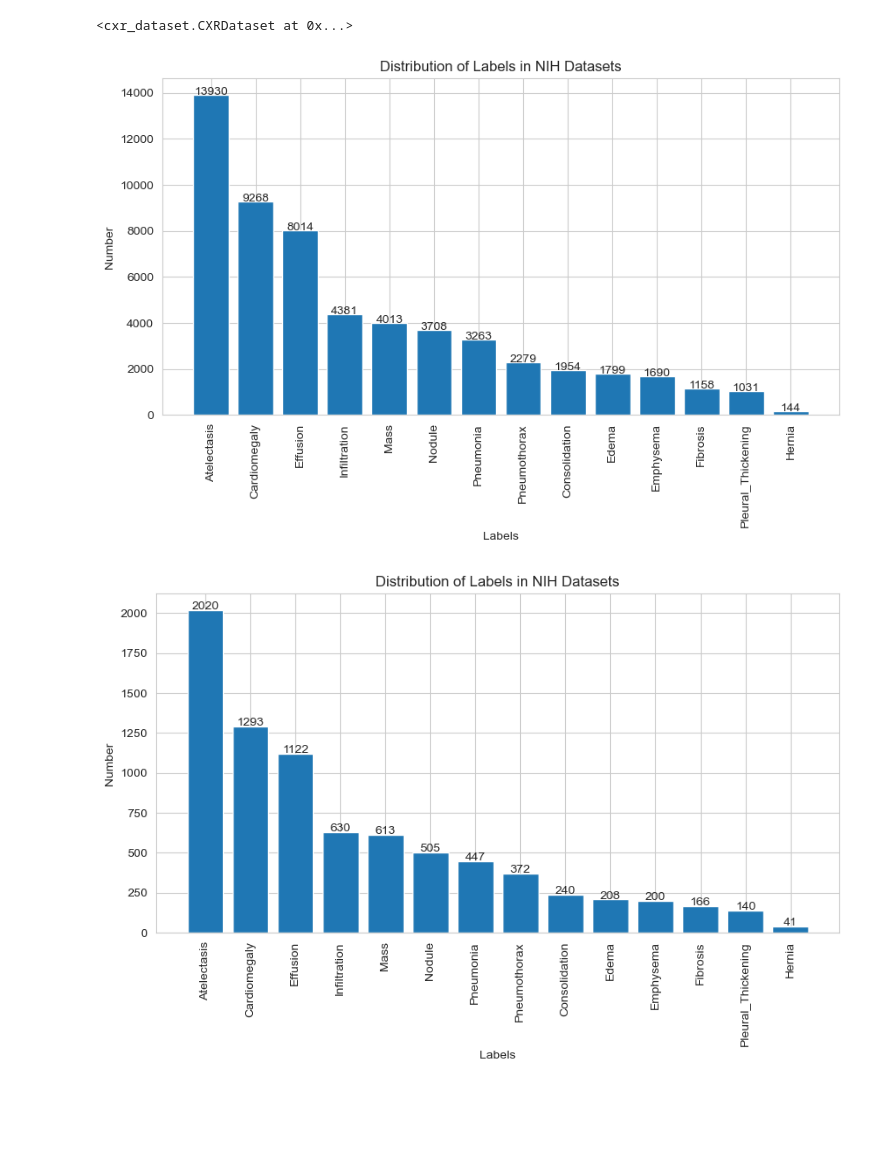
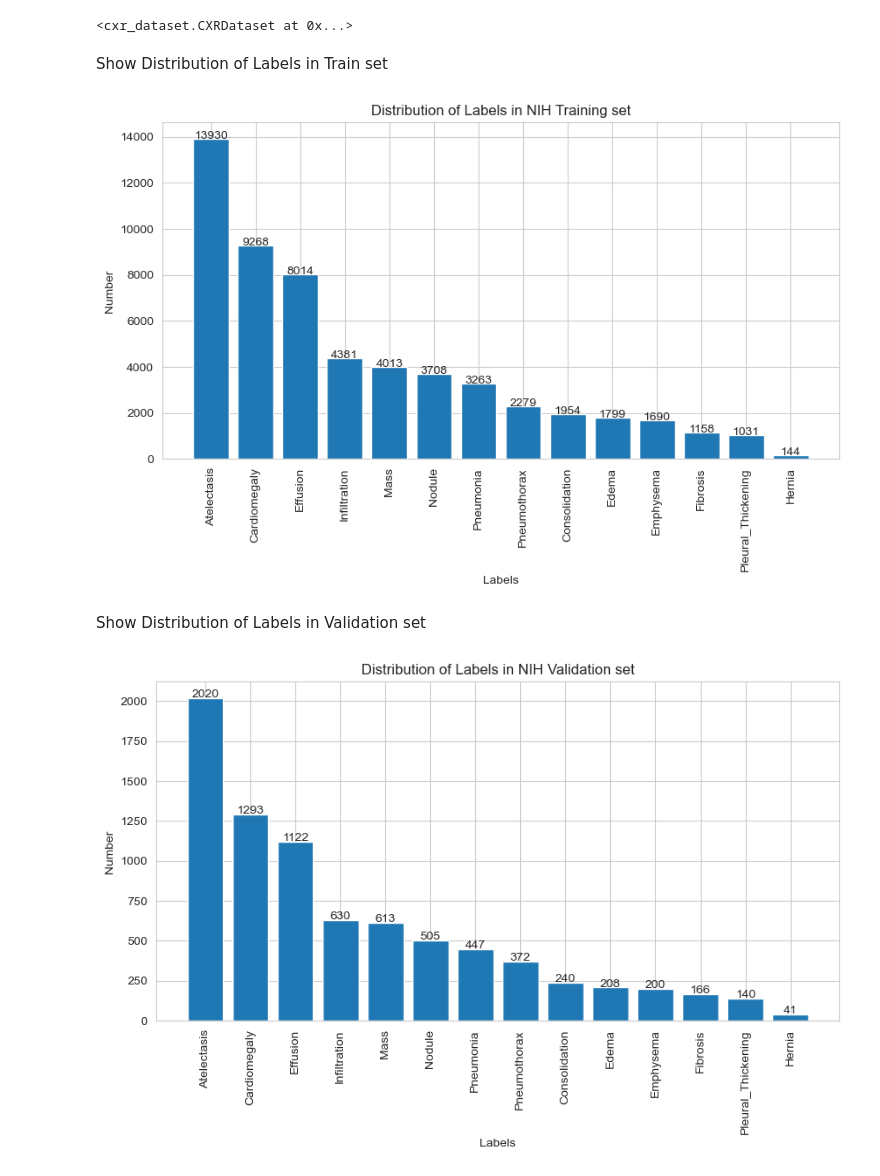
Before and after one commit to haooyuee/reproduce-chexnet-nih-chexphoto, a Jupyter notebook: Explore_nihdataset.ipynb, the cells around one changed output. Cells and saved outputs as stored; diff of their text form; code cells hidden in the pictures; blank space fills up the shorter version.

Commit message:
add commentaries/figures

```diff
--- a/Explore_nihdataset.ipynb
+++ b/Explore_nihdataset.ipynb
@@ -107,25 +118,29 @@ img_id = 00000001_002.png
 transformed_datasets['train']
 # %% [output]
 <cxr_dataset.CXRDataset at 0x...>
+# %% [markdown]
+Show Distribution of Labels in Train set
 # %%
 label_counter_train = [0]*14
 for inputs, labels, filename in tqdm(transformed_datasets['train']):
     label_counter_train += labels
 
 # Create a pandas Series object
 disease_counts_train = pd.Series(label_counter_train, index=labels).sort_values(ascending=False)
 fig, ax1 = plt.subplots(figsize = (10, 5))
 ax1.bar(label, disease_counts_train)
 ax1.set_xticks(np.arange(len(disease_counts_train)))
 ax1.set_xticklabels(label, rotation = 90)
 plt.xlabel('Labels')
 plt.ylabel('Number')
-plt.title('Distribution of Labels in NIH Datasets')
+plt.title('Distribution of Labels in NIH Training set')
 for i, count in enumerate(disease_counts_train):
     plt.text(i, count+5, count, ha = 'center', fontsize=10)
 plt.show()
 # %% [output]
-[figure, old version]
+[figure, new version]
+# %% [markdown]
+Show Distribution of Labels in Validation set
 # %%
 label_counter_val = [0]*14
 for inputs, labels, filename in tqdm(transformed_datasets['val']):
@@ -139,9 +154,9 @@ ax1.set_xticks(np.arange(len(disease_counts_val)))
 ax1.set_xticklabels(label, rotation = 90)
 plt.xlabel('Labels')
 plt.ylabel('Number')
-plt.title('Distribution of Labels in NIH Datasets')
+plt.title('Distribution of Labels in NIH Validation set')
 for i, count in enumerate(disease_counts_val):
     plt.text(i, count+5, count, ha = 'center', fontsize=10)
 plt.show()
 # %% [output]
-[figure, old version]
+[figure, new version]
```
Also changed, not shown: parts of 5 cells of this notebook, 5 other files.
